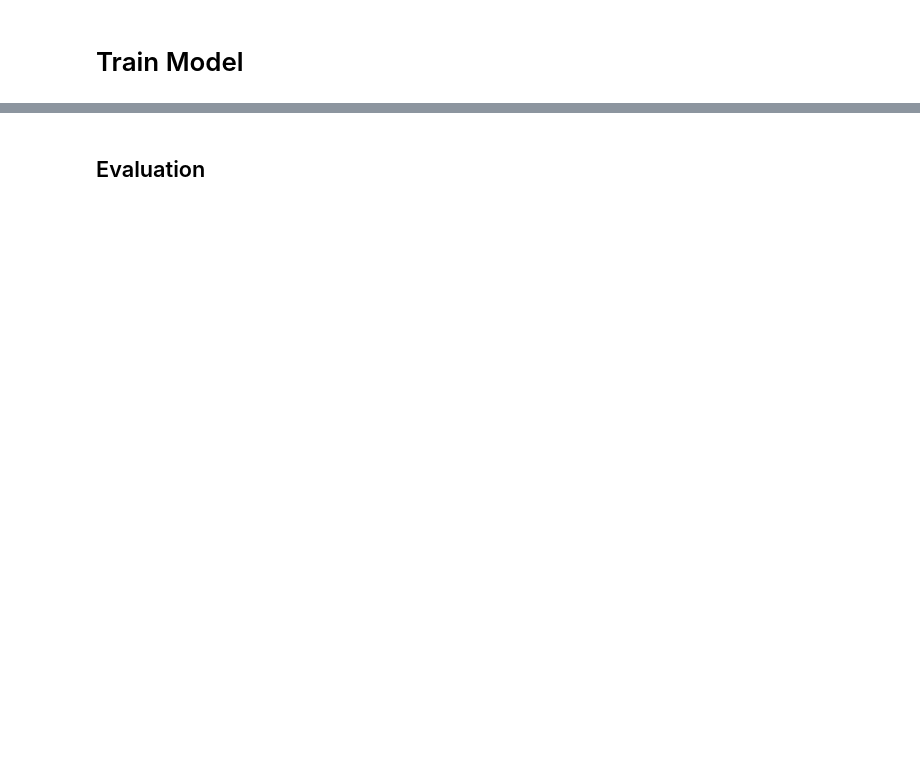
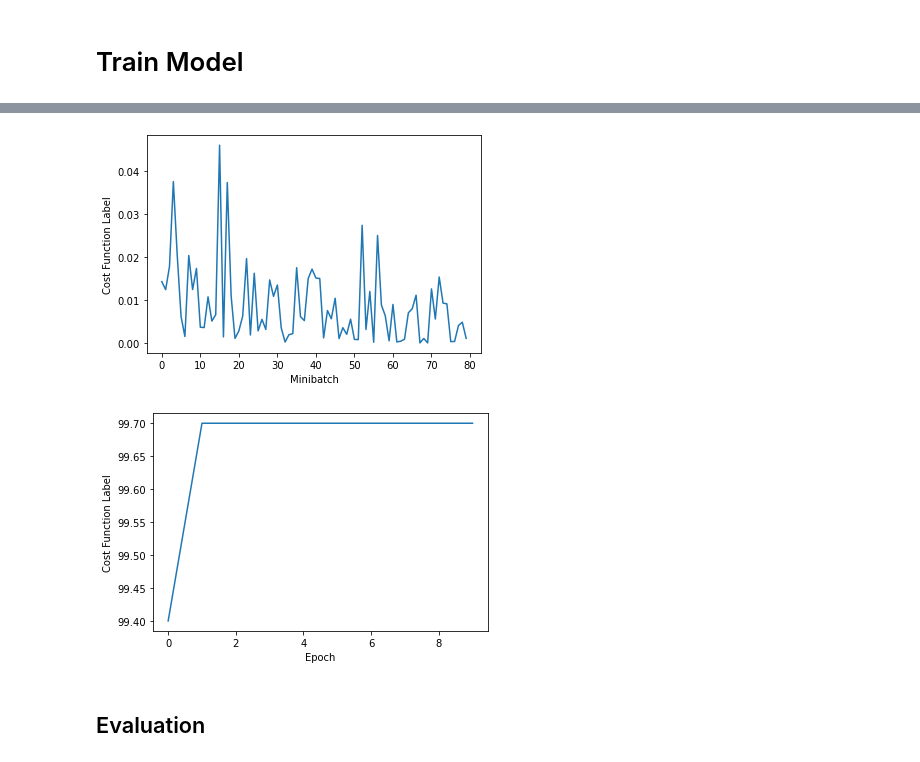
Before and after one commit to WraySmith/log-anomaly, a Jupyter notebook: model/anomaly_nn.ipynb, the cells around one changed output, grey strips where cells are left out. Cells and saved outputs as stored; diff of their text form; code cells hidden in the pictures; blank space fills up the shorter version.

```diff
--- a/model/anomaly_nn.ipynb
+++ b/model/anomaly_nn.ipynb
@@ -75,0 +125,3 @@ apply_transforms = transforms.Compose([#transforms.Resize((32, 32)), # probably
+# %%
+train_dataset = logDataset(train_data, dims = data_dims, labels = train_labels)
+test_dataset = logDataset(test_data, dims = data_dims, labels = test_labels)
@@ -76,27 +148,23 @@ apply_transforms = transforms.Compose([#transforms.Resize((32, 32)), # probably
 # %%
 # use DataLoader
-
-train_dataset = logDataset(train_data, dims = data_dims, transforms = apply_transforms)
-test_dataset = logDataset(test_data, dims = data_dims, transforms = apply_transforms)
-
 train_loader = DataLoader(dataset=train_dataset,
                           batch_size=BATCH_SIZE,
-                          num_workers=8,
+                          num_workers=0, # couldn't use workers https://github.com/fastai/fastbook/issues/85
                           shuffle=True)
 
 test_loader = DataLoader(dataset=test_dataset,
                          batch_size=BATCH_SIZE,
-                         num_workers=8,
+                         num_workers=0,
                          shuffle=False)
 
 # Checking the dataset
 for data, labels in train_loader:
-    print('Image batch dimensions:', data.shape)
-    print('Image label dimensions:', data.shape)
+    print('Matrix batch dimensions:', data.shape)
+    print('Matrix label dimensions:', labels.shape)
     break
 
 # Checking the dataset
-for data, labels in train_loader:
-    print('Image batch dimensions:', data.shape)
-    print('Image label dimensions:', data.shape)
+for data, labels in test_loader:
+    print('Matrix batch dimensions:', data.shape)
+    print('Matrix label dimensions:', labels.shape)
     break
@@ -164,7 +204,7 @@ for epoch in range(2):
 class logCNN(nn.Module):
 
     def __init__(self, num_classes):
-        # removed super init here as not sure it's required
+        super(logCNN, self).__init__()
         # noticed that in many of the example models we're initializing weights and biases but
         # not in the CNN example, check into this
         self.num_classes = num_classes
@@ -175,15 +215,17 @@ class logCNN(nn.Module):
             # need to figure out how to deal with non-square image
             nn.Conv2d(1, 16, kernel_size=2),
             nn.ReLU(),
+            #F.pad(pad=(0, 1, 0, 1), mode='constant', value=0),
             nn.MaxPool2d(kernel_size=2),
             nn.Conv2d(16, 32, kernel_size=2),
-            nn.ReLU()
-            #nn.MaxPool2d(kernel_size=3) # maybe not using the last pooling layer as the size may be quite small
+            nn.ReLU(),
+            #F.pad(pad=(0, 1, 0, 1), mode='constant', value=0),
+            nn.MaxPool2d(kernel_size=2)
         )
 
         self.classifier = nn.Sequential(
             # NEED TO FIGURE OUT THE SIZE OF THE IMAGE FOR THE *4*4 part
-            nn.Linear(32*4*4, 120), # NEED TO DECIDE ON NUMBER OF NODES (120 BASED ON LAB3)
+            nn.Linear(1408, 120), # NEED TO DECIDE ON NUMBER OF NODES (120 BASED ON LAB3)
             nn.ReLU(),
             nn.Linear(120, 84), # NEED TO DECIDE ON NUMBER OF NODES (84 BASED ON LAB3)
             nn.ReLU(),
@@ -194,6 +236,7 @@ class logCNN(nn.Module):
     def forward(self, x):
         x = self.features(x)
         x = torch.flatten(x, 1)
+        print(x.shape)
         logits = self.classifier(x)
         probas = F.softmax(logits, dim=1) # NOT SURE WE NEED SOFTMAX, POTENTIALLY SIGMOID?
         return logits, probas
@@ -220,8 +261,8 @@ def compute_accuracy(model, data_loader, device):
     correct_pred, num_examples = 0, 0
     for i, (features, targets) in enumerate(data_loader):
 
-        features = features.to(device)
-        targets = targets.to(device)
+        features = features.to(DEVICE)
+        targets = targets.to(DEVICE, dtype=torch.long)
 
         logits, probas = model(features)
         _, predicted_labels = torch.max(probas, 1)
@@ -239,7 +280,7 @@ for epoch in range(NUM_EPOCHS):
     for batch_idx, (features, targets) in enumerate(train_loader):
 
         features = features.to(DEVICE)
-        targets = targets.to(DEVICE)
+        targets = targets.to(DEVICE, dtype=torch.long)
 
         ### FORWARD AND BACK PROP
         logits, probas = model(features)
@@ -272,16 +331,20 @@ print('Total Training Time: %.2f min' % ((time.time() - start_time)/60))
 # %%
 # plot cost functions
 minibatch_cost_cpu = [i.cpu().detach().numpy() for i in minibatch_cost]
+epoch_cost_cpu = [i.cpu().detach().numpy() for i in epoch_cost]
 
 plt.plot(range(len(minibatch_cost_cpu)), minibatch_cost_cpu)
 plt.ylabel('Cost Function Label') # update this label after cost function selected
 plt.xlabel('Minibatch')
 plt.show()
 
-plt.plot(range(len(epoch_cost)), epoch_cost)
+plt.plot(range(len(epoch_cost_cpu)), epoch_cost_cpu)
 plt.ylabel('Cost Function Label') # update this label after cost function selected
 plt.xlabel('Epoch')
 plt.show()
+# %% [output]
+[figure, added]
+[figure, added]
 # %% [markdown]
 ## Evaluation
 # %%
```
Also changed, not shown: parts of 21 cells of this notebook.
